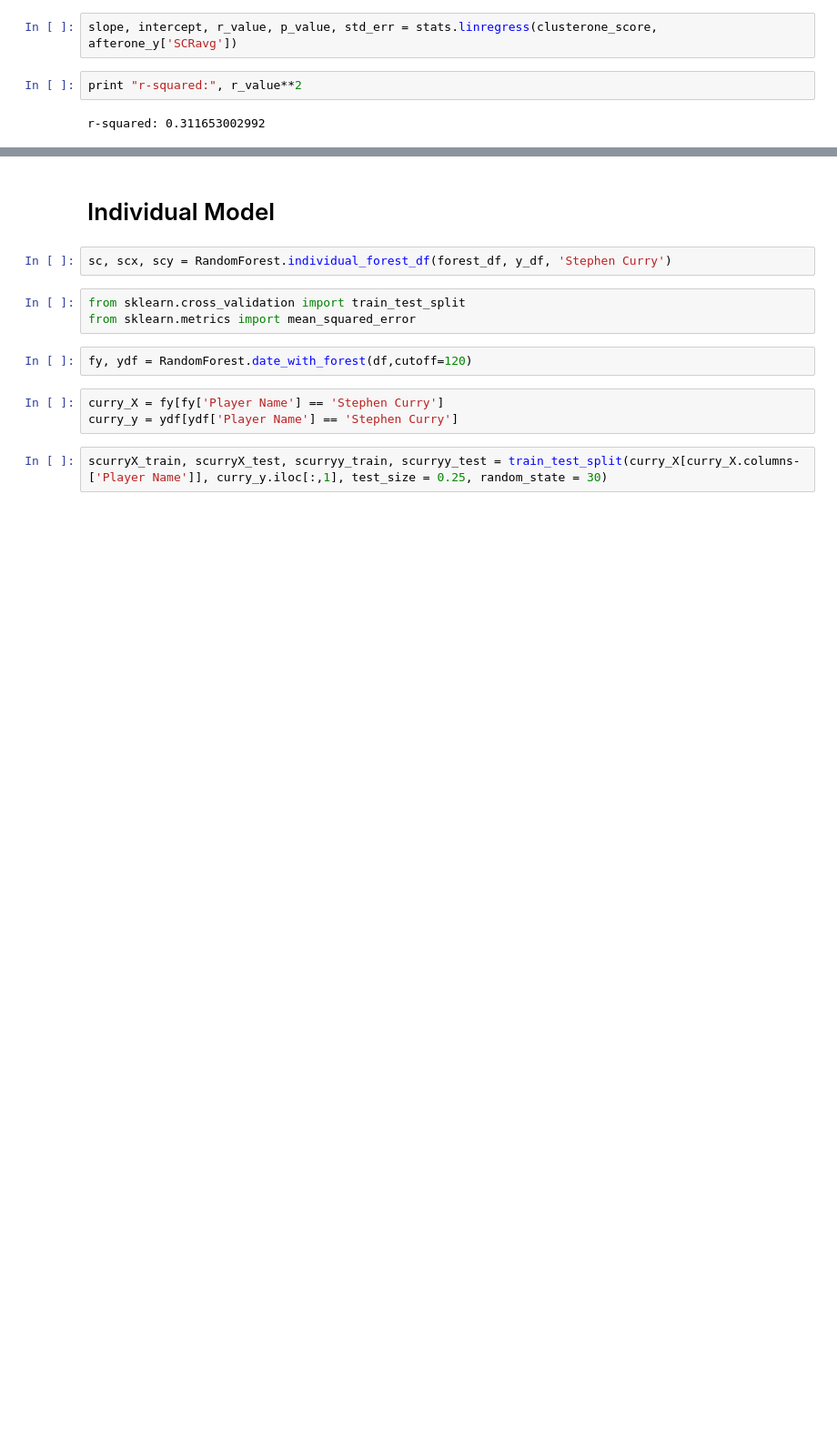
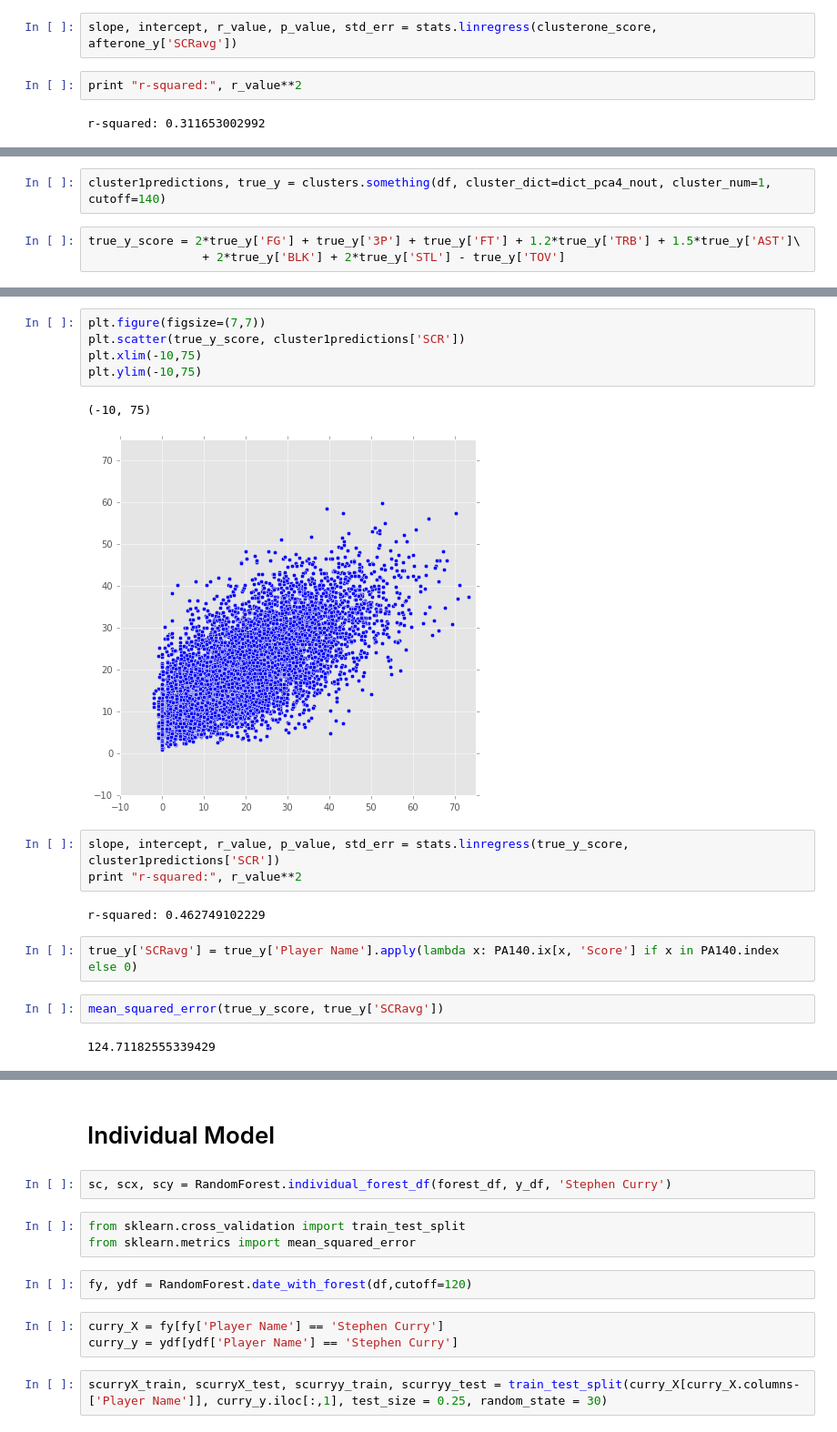
Before and after one commit to EricHPei/fantasy-score-predictor, a Jupyter notebook: score-predictor/src/Test.ipynb, the cells around one changed output, grey strips where cells are left out. Shown at 91% size. Saved outputs shown, nothing was run; the diff lists cells and outputs as text; blank space fills up the shorter version.

```diff
--- a/score-predictor/src/Test.ipynb
+++ b/score-predictor/src/Test.ipynb
@@ -709,0 +596,5 @@ r-squared: 0.311653002992
+# %%
+cluster1predictions, true_y = clusters.something(df, cluster_dict=dict_pca4_nout, cluster_num=1, cutoff=140)
+# %%
+true_y_score = 2*true_y['FG'] + true_y['3P'] + true_y['FT'] + 1.2*true_y['TRB'] + 1.5*true_y['AST']\
+                + 2*true_y['BLK'] + 2*true_y['STL'] - true_y['TOV']
@@ -709,0 +605,19 @@ r-squared: 0.311653002992
+# %%
+plt.figure(figsize=(7,7))
+plt.scatter(true_y_score, cluster1predictions['SCR'])
+plt.xlim(-10,75)
+plt.ylim(-10,75)
+# %% [output]
+(-10, 75)
+[figure, added]
+# %%
+slope, intercept, r_value, p_value, std_err = stats.linregress(true_y_score, cluster1predictions['SCR'])
+print "r-squared:", r_value**2
+# %% [output]
+r-squared: 0.462749102229
+# %%
+true_y['SCRavg'] = true_y['Player Name'].apply(lambda x: PA140.ix[x, 'Score'] if x in PA140.index else 0)
+# %%
+mean_squared_error(true_y_score, true_y['SCRavg'])
+# %% [output]
+124.71182555339429
```
Also changed, not shown: parts of 48 cells of this notebook, 2 other files.
